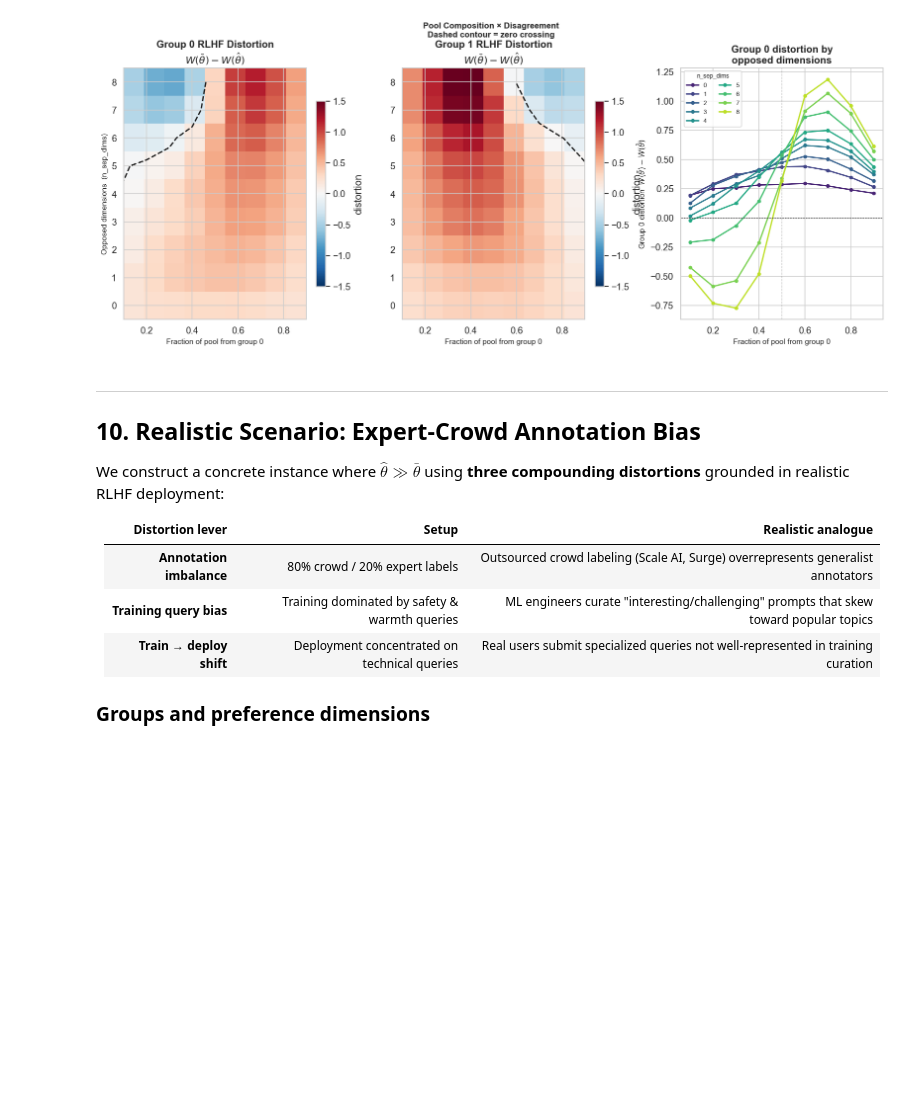
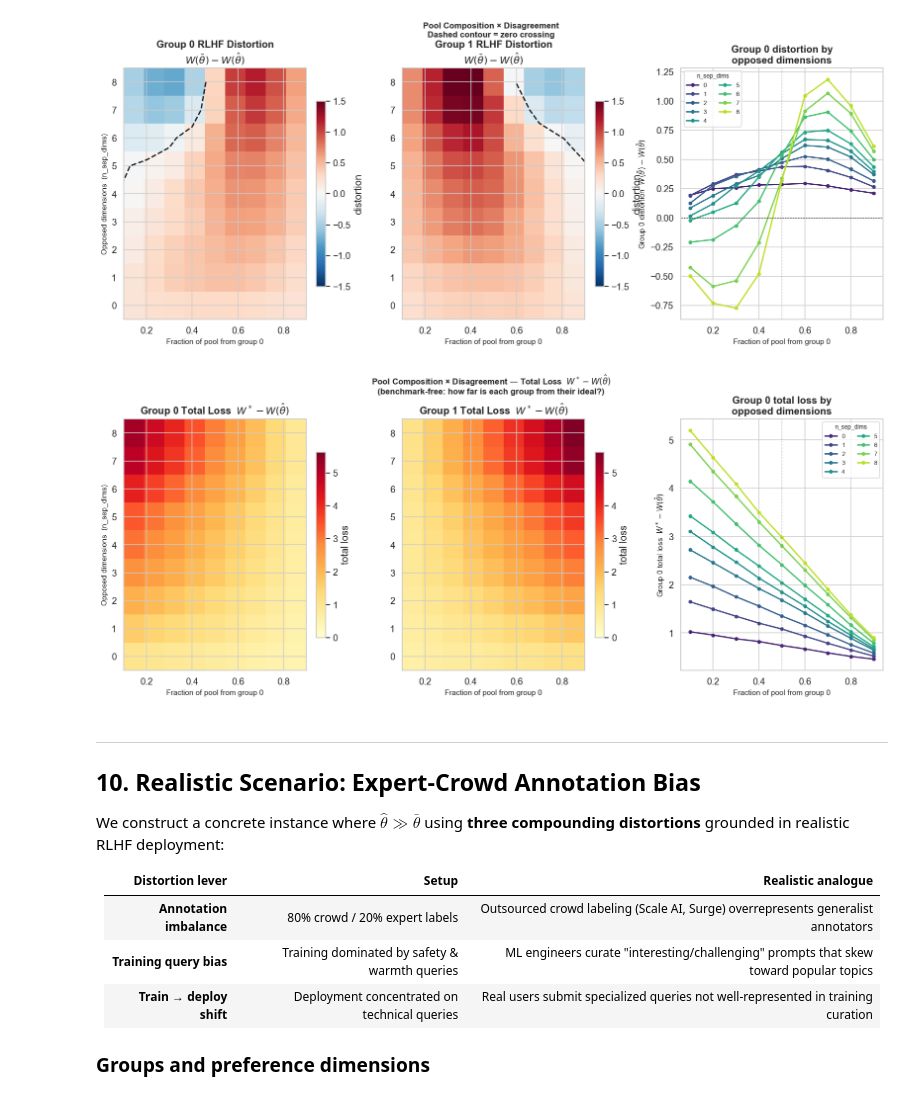
Before and after one commit to michelleeesi/hiddenstructure, a Jupyter notebook: rlhf_distortion_sim.ipynb, the cells around one changed output. Cells and saved outputs as stored; diff of their text form; code cells hidden in the pictures; blank space fills up the shorter version.

```diff
--- a/rlhf_distortion_sim.ipynb
+++ b/rlhf_distortion_sim.ipynb
@@ -1396,7 +1477,7 @@ def sweep_pool_x_disagreement(
     for nd in sep_dims_list:
         for f0 in group0_fracs:
             n0   = max(1, round(N * f0))
-            d0s, d1s = [], []
+            d0s, d1s, t0s, t1s = [], [], [], []
             for seed in range(n_seeds):
                 cfg = DGPConfig(
                     **_base_cfg(n_sep_dims=nd, seed=seed),
@@ -1406,6 +1487,8 @@ def sweep_pool_x_disagreement(
                 wdf = res["welfare_df"]
                 d0s.append(wdf[wdf.group == 0]["rlhf_distortion"].mean())
                 d1s.append(wdf[wdf.group == 1]["rlhf_distortion"].mean())
+                t0s.append(wdf[wdf.group == 0]["total_loss"].mean())
+                t1s.append(wdf[wdf.group == 1]["total_loss"].mean())
             records.append({
                 "n_sep_dims":         nd,
                 "group0_pool_frac":   f0,
@@ -1413,6 +1496,10 @@ def sweep_pool_x_disagreement(
                 "distortion_g0_se":   np.std(d0s) / np.sqrt(n_seeds),
                 "distortion_g1_mean": np.mean(d1s),
                 "distortion_g1_se":   np.std(d1s) / np.sqrt(n_seeds),
+                "total_loss_g0_mean": np.mean(t0s),
+                "total_loss_g0_se":   np.std(t0s) / np.sqrt(n_seeds),
+                "total_loss_g1_mean": np.mean(t1s),
+                "total_loss_g1_se":   np.std(t1s) / np.sqrt(n_seeds),
             })
             done += 1
             if done % 9 == 0:
@@ -1503,6 +1590,67 @@ plt.tight_layout()
 plt.show()
 # %% [output]
 [figure]
+# %%
+# ── Pool × Disagreement: Total Loss  W* − W(θ̂) ─────────────────────────
+fig = plt.figure(figsize=(18, 6))
+gs  = gridspec.GridSpec(1, 3, figure=fig, wspace=0.38)
+
+fracs    = sorted(df_pool_disagree["group0_pool_frac"].unique())
+sep_dims = sorted(df_pool_disagree["n_sep_dims"].unique())
+
+def _pivot_tl(col):
+    return (df_pool_disagree
+            .pivot(index="n_sep_dims", columns="group0_pool_frac", values=col)
+            .reindex(index=sep_dims, columns=fracs))
+
+g0_tl = _pivot_tl("total_loss_g0_mean").values
+g1_tl = _pivot_tl("total_loss_g1_mean").values
+
+vmax_tl = max(np.abs(g0_tl).max(), np.abs(g1_tl).max())
+
+# ── Panel 1: Group 0 total loss heatmap ──────────────────────────────────
+ax0 = fig.add_subplot(gs[0])
+im0 = ax0.imshow(g0_tl, aspect="auto", origin="lower",
+                  cmap="YlOrRd", vmin=0, vmax=vmax_tl,
+                  extent=[fracs[0], fracs[-1], sep_dims[0] - 0.5, sep_dims[-1] + 0.5])
+ax0.set_xlabel("Fraction of pool from group 0", fontsize=10)
+ax0.set_ylabel("Opposed dimensions  (n_sep_dims)", fontsize=10)
+ax0.set_title(r"Group 0 Total Loss  $W^* - W(\hat\theta)$", fontweight="bold")
+ax0.set_yticks(sep_dims)
+plt.colorbar(im0, ax=ax0, fraction=0.046, label="total loss")
+
+# ── Panel 2: Group 1 total loss heatmap ──────────────────────────────────
+ax1 = fig.add_subplot(gs[1])
+im1 = ax1.imshow(g1_tl, aspect="auto", origin="lower",
+                  cmap="YlOrRd", vmin=0, vmax=vmax_tl,
+                  extent=[fracs[0], fracs[-1], sep_dims[0] - 0.5, sep_dims[-1] + 0.5])
+ax1.set_xlabel("Fraction of pool from group 0", fontsize=10)
+ax1.set_title(r"Group 1 Total Loss  $W^* - W(\hat\theta)$", fontweight="bold")
+ax1.set_yticks(sep_dims)
+plt.colorbar(im1, ax=ax1, fraction=0.046, label="total loss")
+
+# ── Panel 3: Line plot — group 0 total loss by n_sep_dims ────────────────
+ax2 = fig.add_subplot(gs[2])
+palette = plt.cm.viridis(np.linspace(0.1, 0.9, len(sep_dims)))
+for nd, color in zip(sep_dims, palette):
+    sub = df_pool_disagree[df_pool_disagree.n_sep_dims == nd].sort_values("group0_pool_frac")
+    ax2.plot(sub["group0_pool_frac"], sub["total_loss_g0_mean"],
+             'o-', color=color, linewidth=1.8, markersize=4, label=f"{nd}")
+ax2.axvline(0.5, color='gray', linewidth=0.8, linestyle='--', alpha=0.5)
+ax2.set_xlabel("Fraction of pool from group 0", fontsize=10)
+ax2.set_ylabel(r"Group 0 total loss  $W^* - W(\hat\theta)$", fontsize=10)
+ax2.set_title("Group 0 total loss by\nopposed dimensions", fontweight="bold")
+ax2.legend(title="n_sep_dims", fontsize=8, title_fontsize=8,
+           loc="upper right", ncol=2)
+
+plt.suptitle(
+    r"Pool Composition × Disagreement — Total Loss  $W^* - W(\hat\theta)$"
+    "\n(benchmark-free: how far is each group from their ideal?)",
+    fontweight="bold", fontsize=11, y=1.02)
+plt.tight_layout()
+plt.show()
+# %% [output]
+[figure, added]
 # %% [markdown]
 ---
 ## 10. Realistic Scenario: Expert-Crowd Annotation Bias
```
Also changed, not shown: parts of 4 cells of this notebook.
